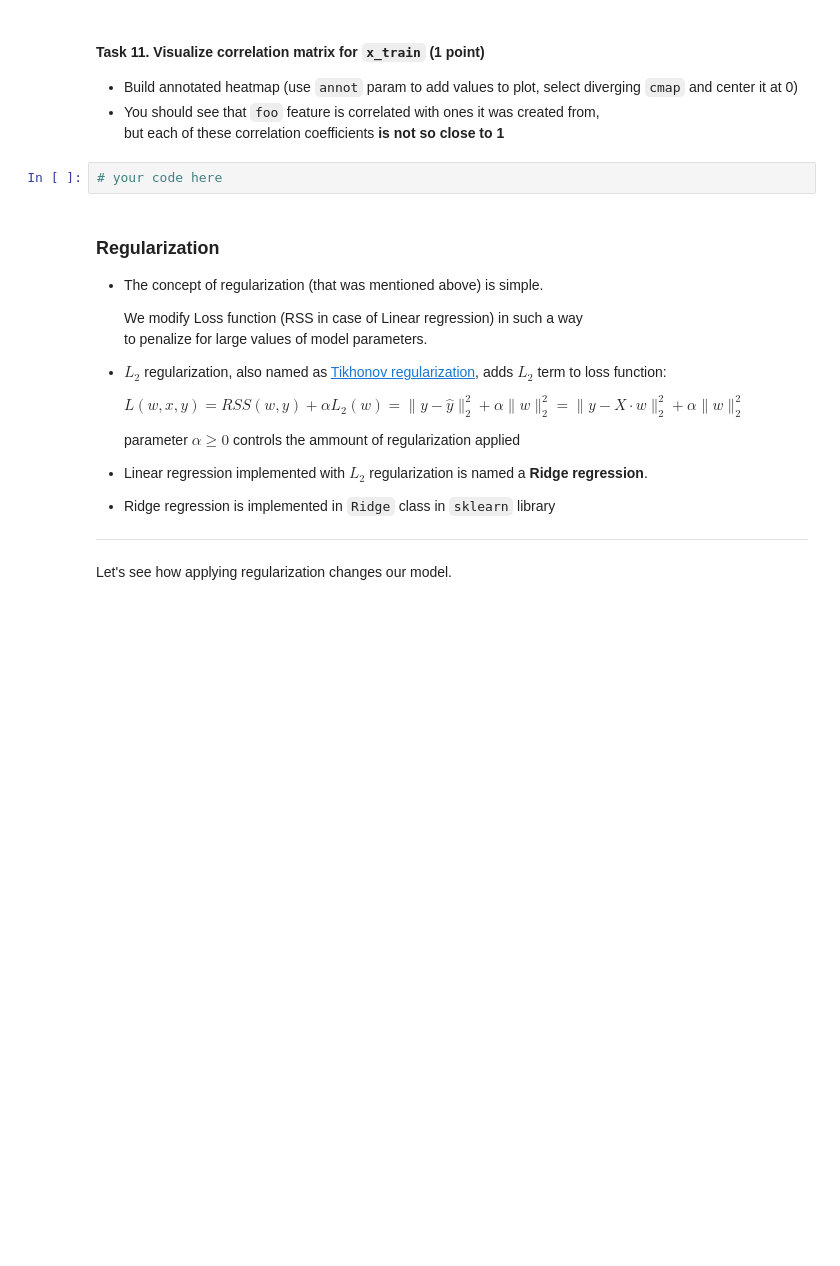
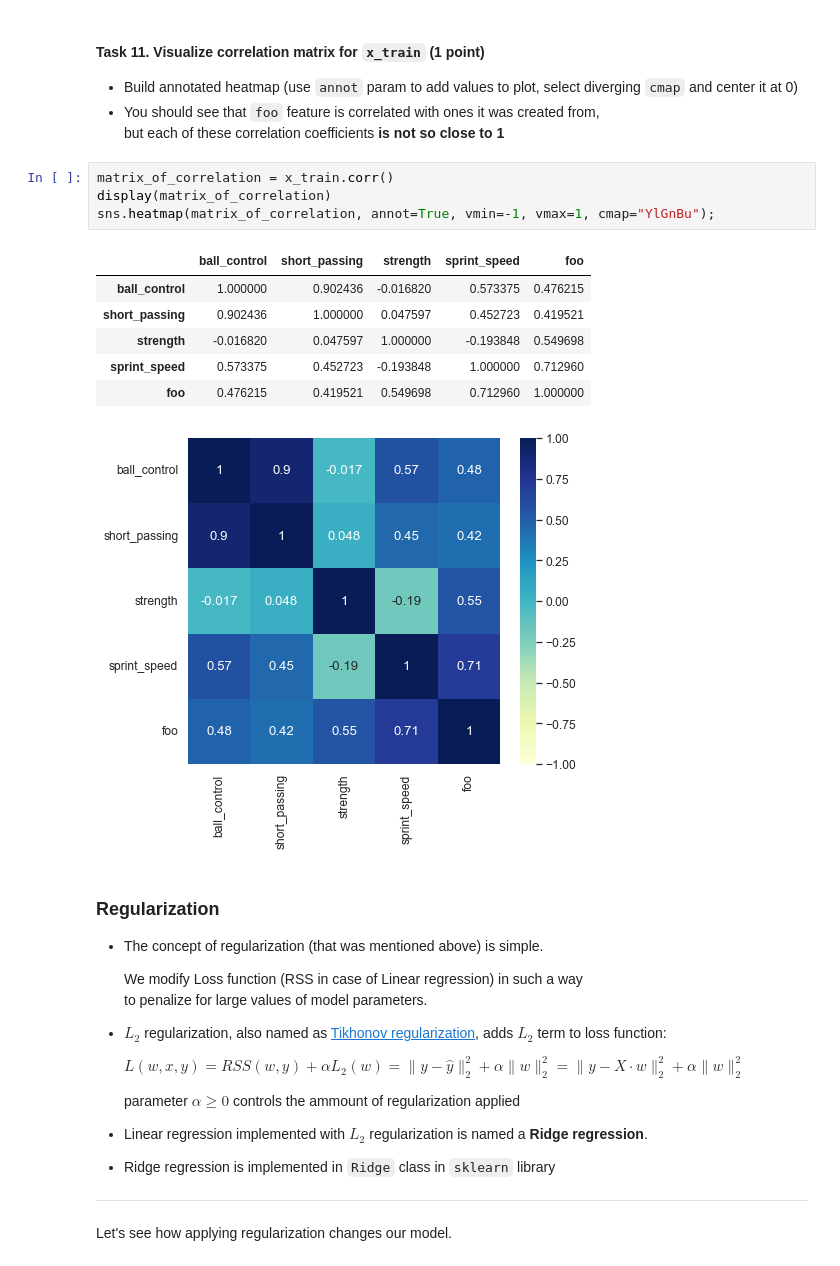
Before and after one commit to AndreiMedvedevSaratov/ml-3-linear_regression, a Jupyter notebook: linear_regression.ipynb, the cells around one changed output. Cells and saved outputs as stored; diff of their text form; blank space fills up the shorter version.

```diff
--- a/linear_regression.ipynb
+++ b/linear_regression.ipynb
@@ -1482,7 +1482,17 @@ l2_norm(model.coef_)
 * You should see that `foo` feature is correlated with ones it was created from,<br>
   but each of these correlation coefficients **is not so close to 1**
 # %%
-# your code here
+matrix_of_correlation = x_train.corr()
+display(matrix_of_correlation)
+sns.heatmap(matrix_of_correlation, annot=True, vmin=-1, vmax=1, cmap="YlGnBu");
+# %% [output]
+|  | ball_control | short_passing | strength | sprint_speed | foo |
+| ball_control | 1.000000 | 0.902436 | -0.016820 | 0.573375 | 0.476215 |
+| short_passing | 0.902436 | 1.000000 | 0.047597 | 0.452723 | 0.419521 |
+| strength | -0.016820 | 0.047597 | 1.000000 | -0.193848 | 0.549698 |
+| sprint_speed | 0.573375 | 0.452723 | -0.193848 | 1.000000 | 0.712960 |
+| foo | 0.476215 | 0.419521 | 0.549698 | 0.712960 | 1.000000 |
+[figure, added]
 # %% [markdown]
 ### Regularization
 
```
Also changed, not shown: parts of 20 cells of this notebook.
